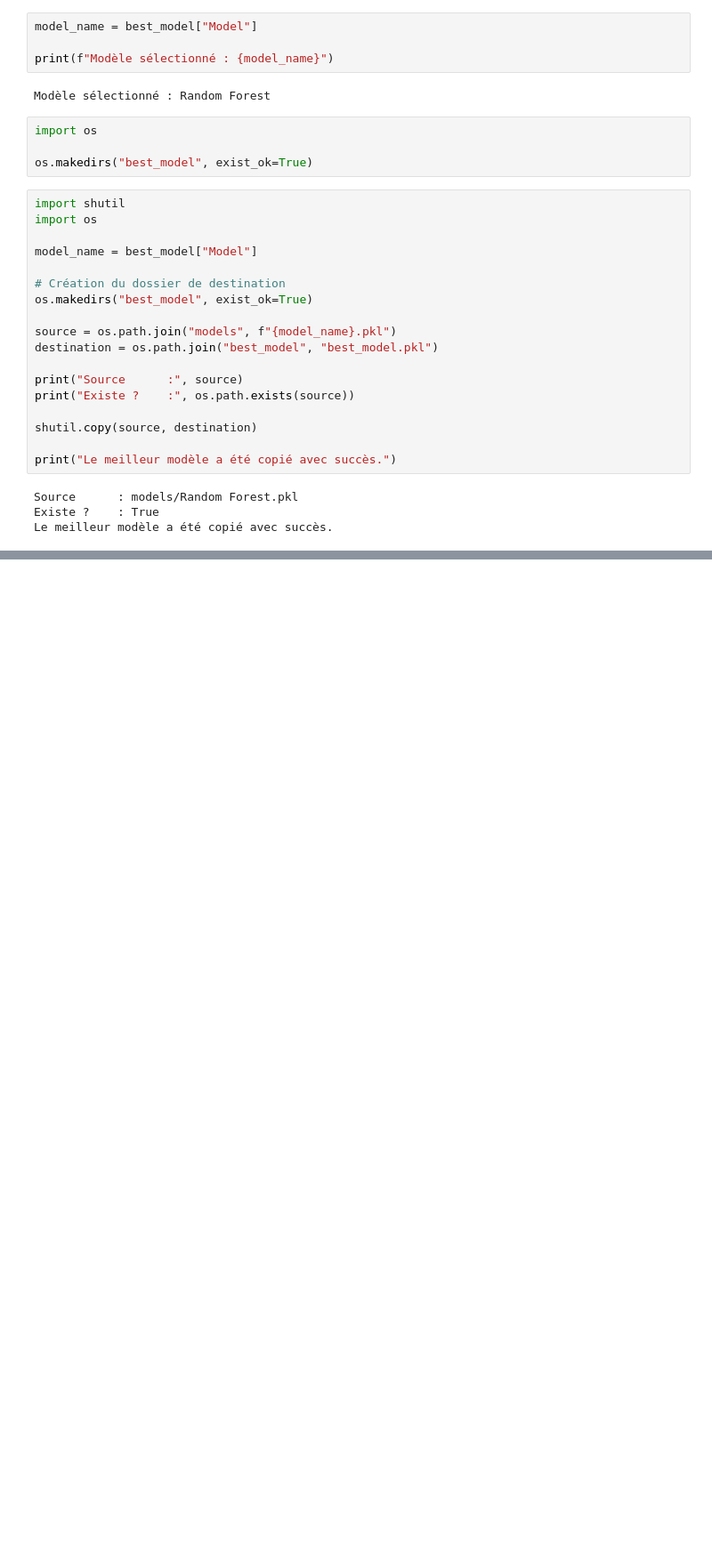
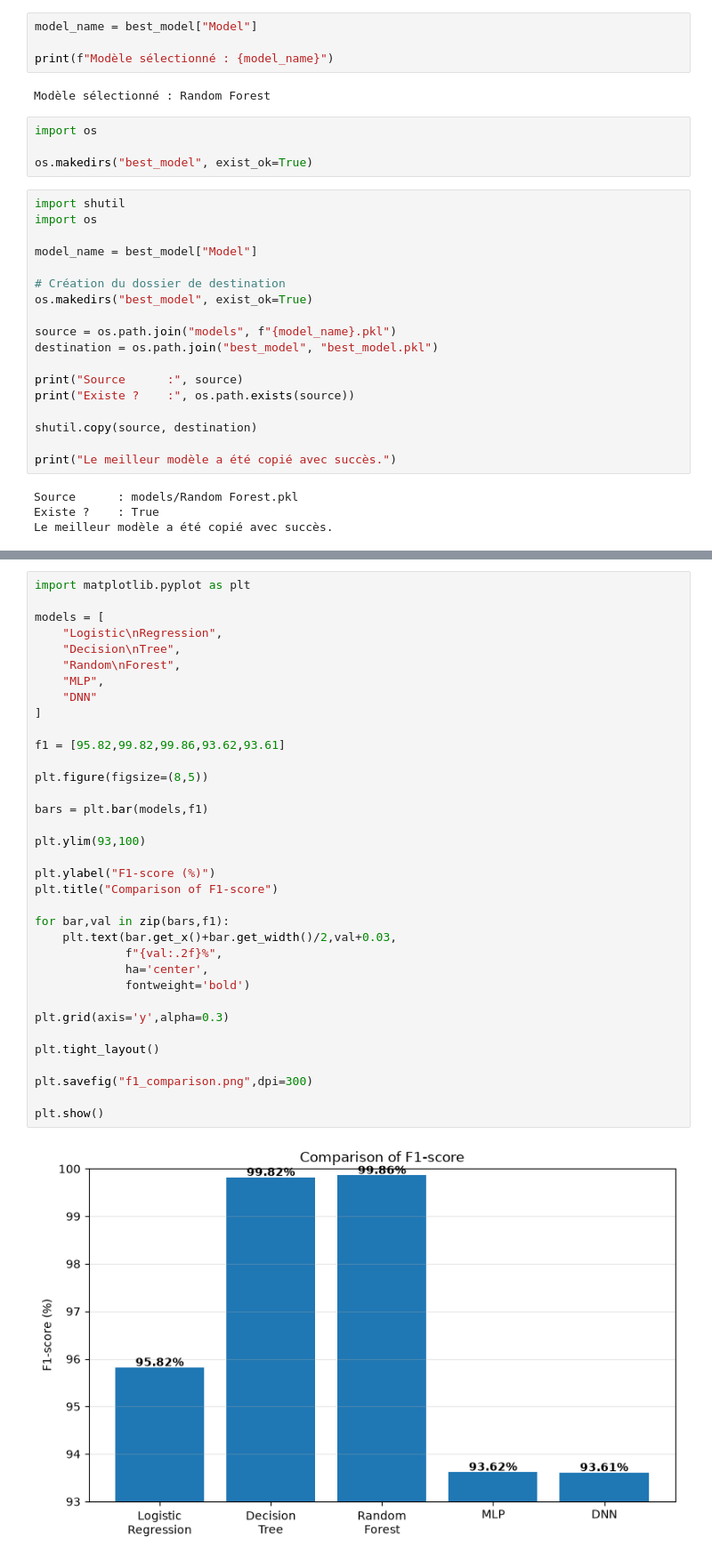
Before and after one commit to majda250/cicids2017-intrusion-detection, a Jupyter notebook: 08_model_comparison.ipynb, the cells around one changed output, grey strips where cells are left out. Shown at 89% size. Cells and saved outputs as stored; diff of their text form; blank space fills up the shorter version.

```diff
--- a/08_model_comparison.ipynb
+++ b/08_model_comparison.ipynb
@@ -309,0 +397,37 @@ Le meilleur modèle a été copié avec succès.
+# %%
+import matplotlib.pyplot as plt
+
+models = [
+    "Logistic\nRegression",
+    "Decision\nTree",
+    "Random\nForest",
+    "MLP",
+    "DNN"
+]
+
+f1 = [95.82,99.82,99.86,93.62,93.61]
+
+plt.figure(figsize=(8,5))
+
+bars = plt.bar(models,f1)
+
+plt.ylim(93,100)
+
+plt.ylabel("F1-score (%)")
+plt.title("Comparison of F1-score")
+
+for bar,val in zip(bars,f1):
+    plt.text(bar.get_x()+bar.get_width()/2,val+0.03,
+             f"{val:.2f}%",
+             ha='center',
+             fontweight='bold')
+
+plt.grid(axis='y',alpha=0.3)
+
+plt.tight_layout()
+
+plt.savefig("f1_comparison.png",dpi=300)
+
+plt.show()
+# %% [output]
+[figure, added]
```
Also changed, not shown: parts of 3 cells of this notebook, 4 other files.
